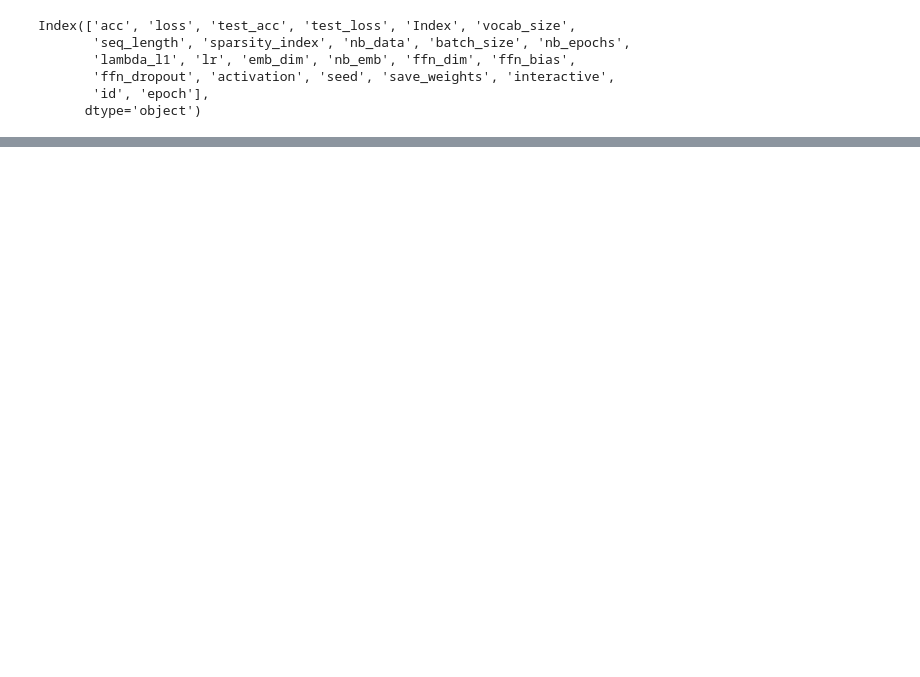
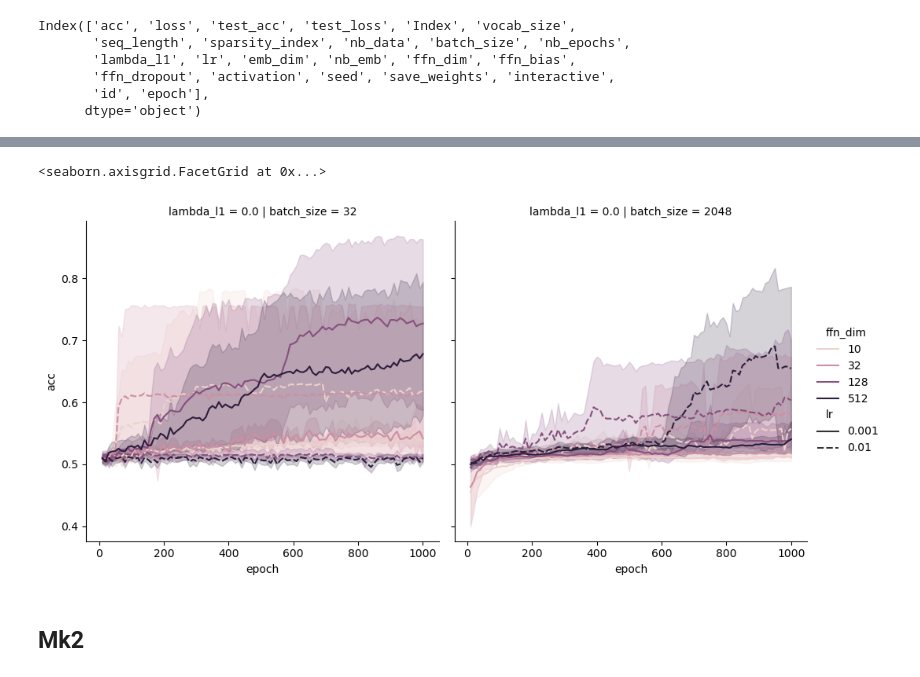
Before and after one commit to wesbz/pal, a Jupyter notebook: pruning/visualize.ipynb, the cells around one changed output, grey strips where cells are left out. Drawn from its saved outputs; the diff is of its cells as text; code cells hidden in the pictures; blank space fills up the shorter version.

```diff
--- a/pruning/visualize.ipynb
+++ b/pruning/visualize.ipynb
@@ -264,0 +287,15 @@ sns.relplot(x='epoch', y='test_acc', data=data.query(condition), kind='line', hu
+# %%
+# data.groupby(['id']).plot(x='epoch', y=['loss', 'test_loss', 'acc', 'test_acc'], legend=True, subplots=[('loss', 'test_loss'), ('acc', 'test_acc')], figsize=(10, 4))
+# data.drop(columns=['id']).groupby(['batch_size', 'nb_epochs', 'lambda_l1', 'lr', 'emb_dim', 'nb_emb', 'ffn_dim', 'ffn_bias', 'ffn_dropout', 'activation', 'epoch']).mean().reset_index().groupby(['batch_size', 'nb_epochs', 'lambda_l1', 'lr', 'emb_dim', 'nb_emb', 'ffn_dim', 'ffn_bias', 'ffn_dropout', 'activation']).plot(x='epoch', y=['loss', 'test_loss', 'acc', 'test_acc'], legend=True, subplots=[('loss', 'test_loss'), ('acc', 'test_acc')], figsize=(10, 4))
+# for group in data.groupby(['id']):
+#     plt.figure()
+#     sns.lineplot(x='epoch', y='test_acc', data=group[1], label=group[0])
+
+condition = 'epoch % 10 == 0 and lambda_l1 == 0.0'
+
+sns.relplot(x='epoch', y='acc', data=data.query(condition), kind='line', hue='ffn_dim', hue_norm=mpl.colors.LogNorm(), style='lr', col='batch_size', row='lambda_l1')
+# %% [output]
+<seaborn.axisgrid.FacetGrid at 0x...>
+[figure, added]
+# %% [markdown]
+## Mk2
```
Also changed, not shown: parts of 19 cells of this notebook.
